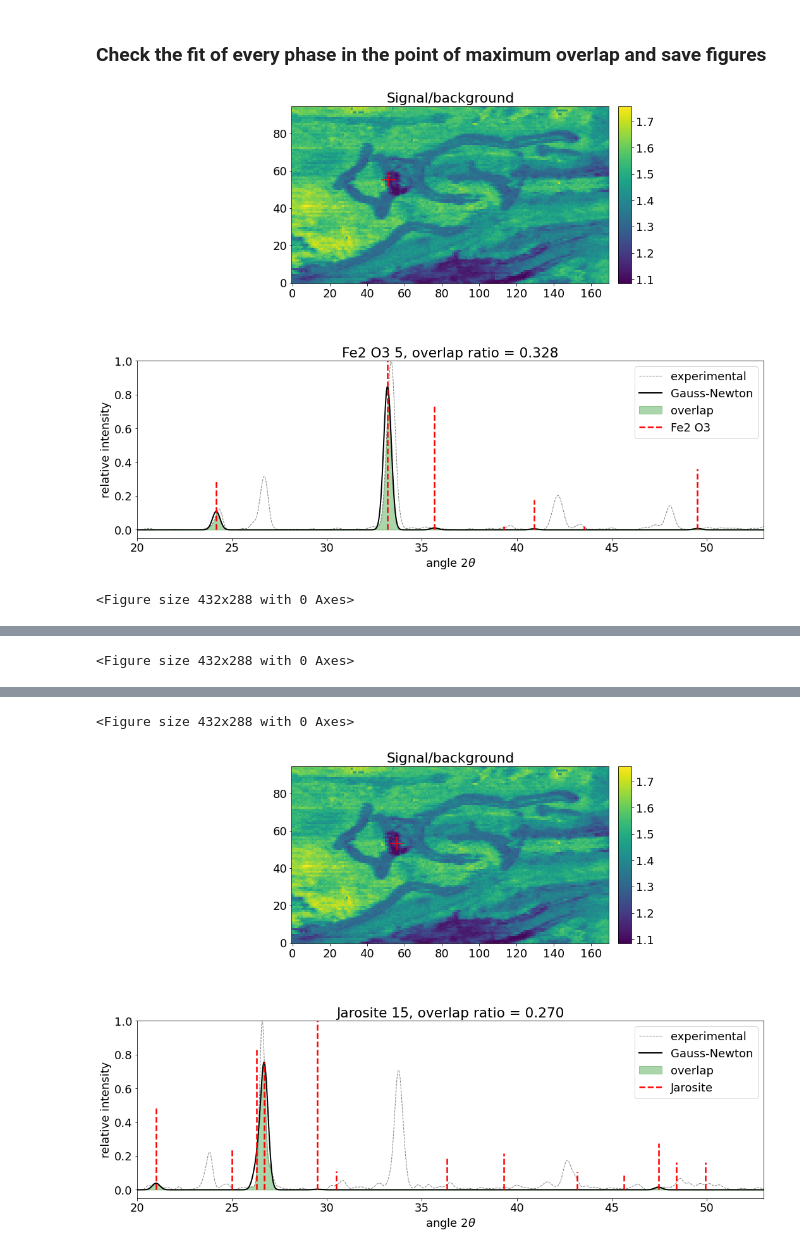
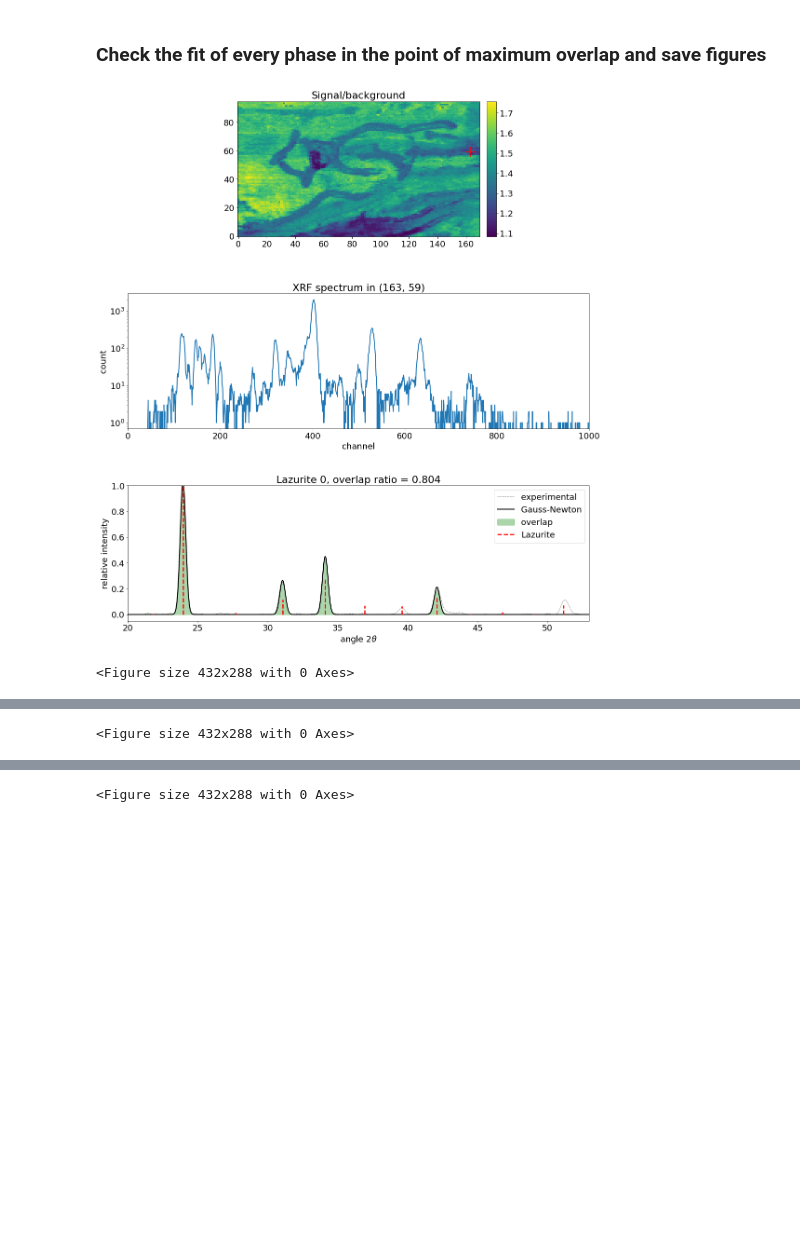
Before and after one commit to DarioZappala/XRDAnalysis, a Jupyter notebook: XRD_2d_exploration.ipynb, the cells around one changed output, grey strips where cells are left out. Drawn from its saved outputs; the diff is of its cells as text; code cells hidden in the pictures; blank space fills up the shorter version.

```diff
--- a/XRD_2d_exploration.ipynb
+++ b/XRD_2d_exploration.ipynb
@@ -248,7 +237,7 @@ maps_xrf_norm = data_xrf.labels / data_xrf.labels.max(axis = (0, 1), keepdims =
 - `elements_chosen`: Elements that need to be in the selected phases.
 - `elements_excluded`: Elements that must not be in the selected phases.
 # %%
-elements_chosen = ['Fe']
+elements_chosen = ['Si', 'Al']
 elements_excluded = []
 # DO NOT EXCLUDE: Al, Ca, Cl, P, S, Si
 
@@ -282,15 +267,15 @@ df_phases
 ### Select the area given by XRF threshold
 - `threshold_XRF_intensity`: The routine selects pixels where the first of `elements_chosen` has an XRF intensity above this threshold value.
 # %%
-threshold_XRF_intensity = 0.4
+threshold_XRF_intensity = 0.85
 
-idx_element = find_element(elements_chosen[0], data_xrf.metadata['labels'])
-print('Element chosen for the map of XRF intensity: ' + data_xrf.metadata['labels'][idx_element])
+idx_element = find_element(elements_chosen[0], data_xrf_elements.metadata['labels'])
+print('Element chosen for the map of XRF intensity: ' + data_xrf_elements.metadata['labels'][idx_element])
 print(f'Threshold: {threshold_XRF_intensity}')
 
-indices_XRF_sel = zeros(data_xrf.labels.shape[:2], bool)
-for x in range(data_xrf.labels.shape[1]):
-    for y in range(data_xrf.labels.shape[0]):
+indices_XRF_sel = zeros(data_xrf_elements.labels.shape[:2], bool)
+for x in range(data_xrf_elements.labels.shape[1]):
+    for y in range(data_xrf_elements.labels.shape[0]):
         if maps_xrf_norm[y, x, idx_element] >= threshold_XRF_intensity:
             indices_XRF_sel[y, x] = True
 print(f'Selected pixels: {indices_XRF_sel.sum()}')
@@ -306,12 +291,12 @@ cmap_viridis.set_bad(color = 'grey')
 ax = axs[0]
 im = ax.imshow(maps_xrf_norm[..., idx_element], interpolation = 'none')
 colorbar(im, ax = ax, cax = ax.inset_axes([1.02, 0, 0.04, 1]))
-ax.set_title(data_xrf.metadata['labels'][idx_element])
+ax.set_title(data_xrf_elements.metadata['labels'][idx_element])
 
 ax = axs[1]
 im = ax.imshow(map_for_search, interpolation = 'none', vmin = 0, vmax = 1, cmap = cmap_viridis)
 colorbar(im, ax = ax, cax = ax.inset_axes([1.02, 0, 0.04, 1]))
-ax.set_title(data_xrf.metadata['labels'][idx_element] + ' (above threshold)')
+ax.set_title(data_xrf_elements.metadata['labels'][idx_element] + ' (above threshold)')
 
 show()
 # %% [output]
@@ -594,52 +597,89 @@ if do_you_want_to_delete:
 # %% [markdown]
 ### Check the fit of every phase in the point of maximum overlap and save figures
 # %%
+### Visualization options ###
+
 rcParams['font.size'] = 18
 
-if not isdir(path_phases_check):
-    makedirs(path_phases_check)
+#xrf_limits_channel = [0, len_channels_xrf]   # default limits
+xrf_limits_channel = [0, 1000]              # custom limits
+
+xrf_log_y = True
+
+
+### Fit options ###
+
+# adjust_calibration: if False, initial calibration is kept; if True, calibration is adjusted depending on the value of 'phase_calibration'.
+# If phase_calibration is set to a specific phase, the calibration with that phase will be used for the exploration of all the phases.
+# If phase_calibration is set to None, each phase is calibrated on experimental XRD pattern.
+adjust_calibration = True
+#phase_calibration = database['Jarosite'][15]
+phase_calibration = None
+
+
+### Calculations and plots ###
 
 for i in range(df_phases_sel.shape[0]):
     phase_name = df_phases_sel.loc[i, 'Phase']
     phase_sample = df_phases_sel.loc[i, 'Sample']
     x, y = df_phases_sel.loc[i, '(x, y) overlap max']
     phase_check = database[phase_name][phase_sample]
+
     gn = GaussNewton(phase_check, FastSpectraXRD().from_Data(data, x, y), min_theta = min_theta, max_theta = max_theta,
-        min_intensity = min_intensity, first_n_peaks = first_n_peaks, sigma = sigma)
+                     min_intensity = min_intensity, first_n_peaks = first_n_peaks, sigma = sigma)
 
-    ### Leaves initial calibration and only optimizes the heights of the peaks ###
-    gn.fit_cycle(gamma = True, steps = 10)
+    if adjust_calibration:
+        if phase_calibration is None:
+            p = phase_check
+        else:
+            p = phase_calibration
+        gn_calibration = GaussNewton(p, FastSpectraXRD().from_Data(data, x, y), min_theta = min_theta, max_theta = max_theta,
+                                     min_intensity = min_intensity, first_n_peaks = first_n_peaks, sigma = sigma)
+        gn_calibration.fit_cycle(gamma = True, steps = 16).fit_cycle(a = True, s = True, gamma = True, steps = 16)
+        gn.opt = gn_calibration.opt.copy()
 
-    ### Optimizes calibration and heights of the peaks ###
-    #gn.fit_cycle(gamma = True, steps = 16).fit_cycle(a = True, s = True, gamma = True, steps = 16).fit_cycle(gamma = True, steps = 16)
+        arr_to_write = concatenate((gn.theta[:, newaxis], gn.spectrum.counts[:, newaxis]), axis = 1)
+        savetxt(f'{path_calibrations}xrd_{x}_{y}_calibrated_with_{clean_phase_name(p.label)}.dat', arr_to_write, '%.3f %d')
 
-    fig, axs = subplots(2, 1, figsize = (15, 8 * y_x_ratio + 6))
+    gn.fit_cycle(gamma = True, steps = 16)
+
+    fig, axs = subplots(3, 1, figsize = (15, 8 * y_x_ratio + 12))
     fig.tight_layout(h_pad = 5)
 
+    # Map of signal / background
     ax = axs[0]
     im = ax.imshow(data.signal_background_ratio.squeeze(), interpolation = 'none')
     ax.scatter(x, y, s = 500, c = 'red', marker = '+')
     cbar = colorbar(im, ax = ax, cax = ax.inset_axes([1.03, 0, 0.04, 1]))
     ax.set_title('Signal/background')
 
+    # XRF spectrum
     ax = axs[1]
+    ax.plot(data_xrf_spectra.data[y, x], lw = 2)
+    if xrf_log_y:
+        ax.set_yscale('log')
+    ax.set_xlim(*xrf_limits_channel)
+    ax.set_xlabel('channel')
+    ax.set_ylabel('count')
+    ax.set_title(f'XRF spectrum in {(x, y)}')
+
+    # XRD fit
+    ax = axs[2]
     sca(ax)
     gn.plot_spectrum(c = 'grey', ls = '--', lw = 1, label = 'experimental')
     gn.plot(c = 'black', ls = '-', lw = 2, label = 'Gauss-Newton')
     ax.fill_between(gn.theta.squeeze(), gn.overlap(), color = 'g', alpha = 0.33, label = 'overlap')
     gn.phase.plot(lw = 2.5, alpha = 1)
     ax.set_xlim(min_theta, max_theta)
     ax.set_ylim(-0.05, 1)
     ax.set_xlabel(r'angle $2\theta$')
     ax.set_ylabel(r'relative intensity')
     ax.set_title(f'{phase_name} {phase_sample}, overlap ratio = {gn.overlap3_area_ratio():.3f}')
     ax.legend(frameon = True, loc = 'upper right')
 
+    savefig(f'{path_phases_check}{clean_phase_name(phase_name)} {x}_{y} check_fit.png', bbox_inches = 'tight', dpi = 300)
     show()
-    for c in ['/', '\\']:
-        phase_name = phase_name.replace(c, '_')
-    savefig(f'{path_phases_check}{phase_name} check_fit.png', bbox_inches = 'tight', dpi = 300)
     close(fig)
 # %% [output]
-[figure, old version]
+[figure, new version]
 <Figure size 432x288 with 0 Axes>
@@ -649,2 +689 @@ for i in range(df_phases_sel.shape[0]):
 <Figure size 432x288 with 0 Axes>
-[figure, removed]
```
Also changed, not shown: parts of 33 cells of this notebook, 5 other files.
